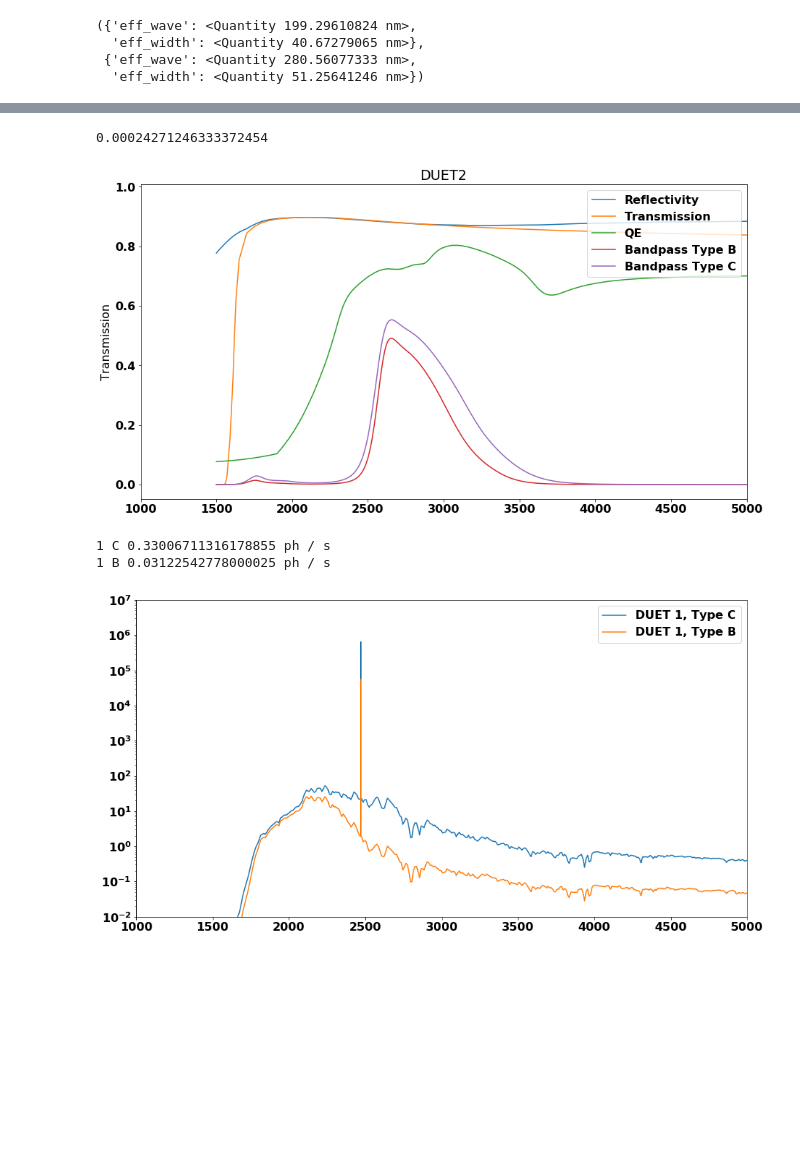
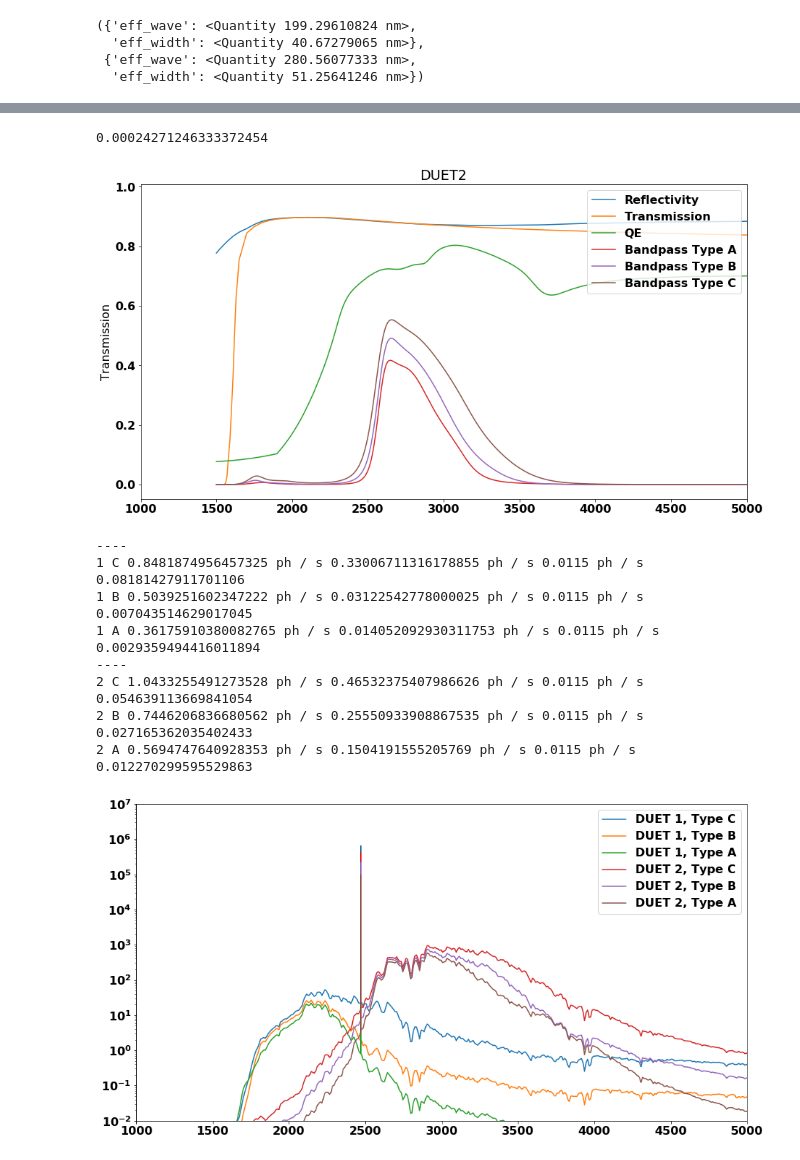
Before and after one commit to bwgref/duet-astro, a Jupyter notebook: notebooks/Filter Comparison.ipynb, the cells around one changed output, grey strips where cells are left out. Cells and saved outputs as stored; diff of their text form; code cells hidden in the pictures; blank space fills up the shorter version.

Commit message:
Updated notebooks for filter comparison

```diff
--- a/notebooks/Filter Comparison.ipynb
+++ b/notebooks/Filter Comparison.ipynb
@@ -61,7 +62,7 @@ ax.plot(qe_wave.to(u.AA), qe, label="QE")
 
 
 
-for filter_type in ['B', 'C']:
+for filter_type in ['A', 'B', 'C']:
     red_wave, red_trans = load_redfilter(duet.bandpass_files['names'][0], filter_type=filter_type)
     ax.plot(red_wave.to(u.AA), red_trans, label='Bandpass Type {}'.format(filter_type))
 
@@ -95,7 +96,7 @@ ax.plot(qe_wave.to(u.AA), qe, label="QE")
 
 
 
-for filter_type in ['B', 'C']:
+for filter_type in ['A', 'B', 'C']:
     red_wave, red_trans = load_redfilter(duet.bandpass_files['names'][1], filter_type=filter_type)
     ax.plot(red_wave.to(u.AA), red_trans, label='Bandpass Type {}'.format(filter_type))
 
@@ -112,36 +113,51 @@ o2_total = duet.apply_filters(zodi['wavelength'], airglow_lines, band=2)
 print(o2_total.sum() / airglow_lines.sum())
 # %% [output]
 0.00024271246333372454
-[figure, old version]
+[figure, new version]
 # %%
 fig = plt.figure(figsize = (15, 8))
 ax = fig.subplots()
 
 for band in [1, 2]:
-    if band > 1:
-        continue
-    for filter_type in ['C', 'B']:
+    print('----')
+    for filter_type in ['C', 'B', 'A']:
         band_flux = duet.apply_filters(zodi['wavelength'], zodi['flux'], band=band, filter_type=filter_type)
         ax.plot(zodi['wavelength'], band_flux, label = 'DUET {}, Type {}'.format(band, filter_type))
         with_airglow = band_flux.sum()
 
         band_flux2 = duet.apply_filters(zodi['wavelength'], no_airglow, band=band, filter_type=filter_type)
         no_airglow_tot = band_flux2.sum()
 
         de = zodi['wavelength'][1] - zodi['wavelength'][0]
         ph_flux = (de*band_flux).to(u.ph / ((u.cm**2 * u.arcsec**2 * u.s)))
 
-        rate = duet.fluence_to_rate(ph_flux.sum()*pixel_area)
-        print(band, filter_type, rate)
+        o2_rate = duet.fluence_to_rate(ph_flux.sum()*pixel_area)
 
+        airglow_obs = duet.apply_filters(zodi['wavelength'], airglow_lines, filter_type = filter_type, band=band)
+        inrange = np.where(zodi['wavelength'] > 2000*u.AA)
+        o2_supression = airglow_obs[inrange].sum() / airglow_lines[inrange].sum()
+
+        fluence1, fluence2 = bb_abmag_fluence(duet = duet, filter_type = filter_type, bbtemp=15e3*u.K, swiftmag=21*u.ABmag)
+        if band == 1:
+            src_rate = duet.fluence_to_rate(fluence1)
+        else:
+            src_rate = duet.fluence_to_rate(fluence2)
+
+        print(band, filter_type, src_rate, o2_rate,duet.dark_current,o2_supression)
 
 
 ax.set_xlim([1000, 5000])
 ax.set_ylim([1e-2, 1e7])
 ax.set_yscale('Log')
 ax.legend()
 plt.show()
 # %% [output]
-1 C 0.33006711316178855 ph / s
-1 B 0.03122542778000025 ph / s
+----
+1 C 0.8481874956457325 ph / s 0.33006711316178855 ph / s 0.0115 ph / s 0.08181427911701106
+1 B 0.5039251602347222 ph / s 0.03122542778000025 ph / s 0.0115 ph / s 0.007043514629017045
+1 A 0.36175910380082765 ph / s 0.014052092930311753 ph / s 0.0115 ph / s 0.0029359494416011894
+----
+2 C 1.0433255491273528 ph / s 0.46532375407986626 ph / s 0.0115 ph / s 0.054639113669841054
+2 B 0.7446206836680562 ph / s 0.25550933908867535 ph / s 0.0115 ph / s 0.027165362035402433
+2 A 0.5694747640928353 ph / s 0.1504191555205769 ph / s 0.0115 ph / s 0.012270299595529863
-[figure, old version]
+[figure, new version]
```
Also changed, not shown: parts of 2 cells of this notebook, 1 other file.
